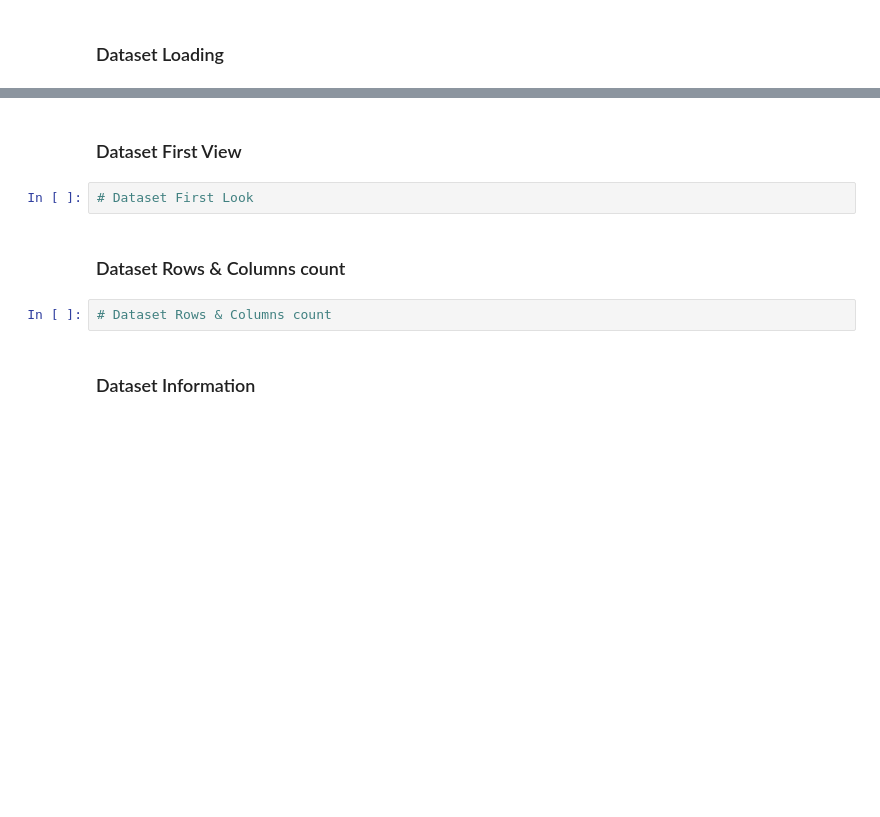
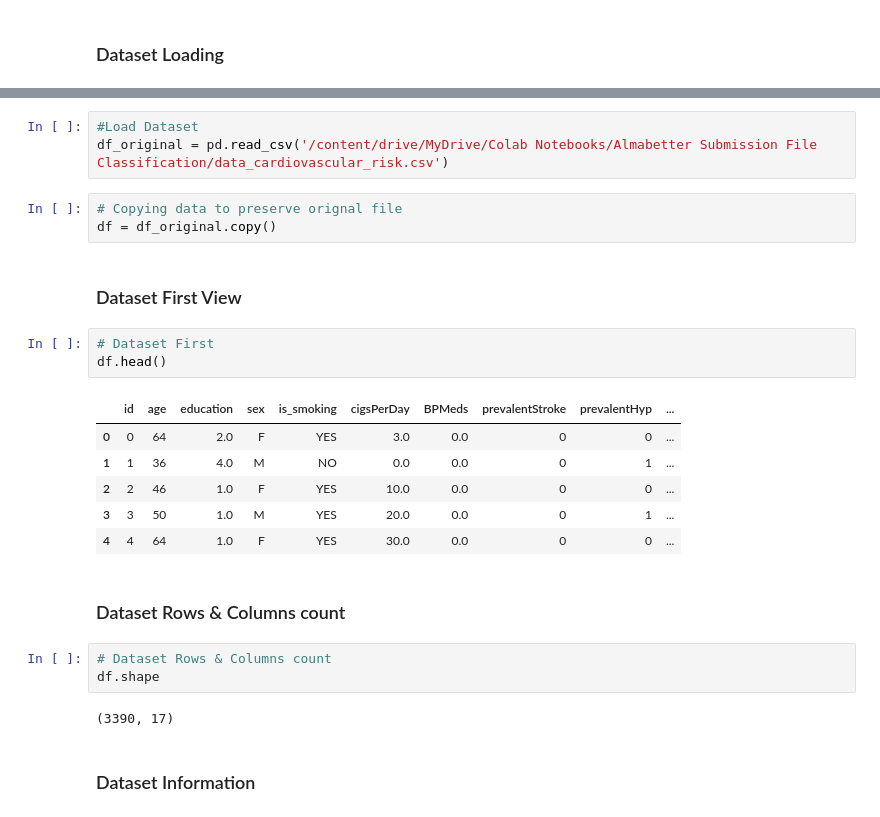
Before and after one commit to Krushikkk/Cardiovascular_Risk_Prediction, a Jupyter notebook: Cardiovascular_Risk_Prediction.ipynb, the cells around one changed output, grey strips where cells are left out. Cells and saved outputs as stored; diff of their text form; blank space fills up the shorter version.

```diff
--- a/Cardiovascular_Risk_Prediction.ipynb
+++ b/Cardiovascular_Risk_Prediction.ipynb
@@ -88,11 +158,28 @@ M - Multivariate Analysis
+# %%
+#Load Dataset
+df_original = pd.read_csv('/content/drive/MyDrive/Colab Notebooks/Almabetter Submission File Classification/data_cardiovascular_risk.csv')
+# %%
+# Copying data to preserve orignal file
+df = df_original.copy()
 # %% [markdown]
 ### Dataset First View
 # %%
-# Dataset First Look
+# Dataset First
+df.head()
+# %% [output]
+|  | id | age | education | sex | is_smoking | cigsPerDay | BPMeds | prevalentStroke | prevalentHyp | ... |
+| 0 | 0 | 64 | 2.0 | F | YES | 3.0 | 0.0 | 0 | 0 | ... |
+| 1 | 1 | 36 | 4.0 | M | NO | 0.0 | 0.0 | 0 | 1 | ... |
+| 2 | 2 | 46 | 1.0 | F | YES | 10.0 | 0.0 | 0 | 0 | ... |
+| 3 | 3 | 50 | 1.0 | M | YES | 20.0 | 0.0 | 0 | 1 | ... |
+| 4 | 4 | 64 | 1.0 | F | YES | 30.0 | 0.0 | 0 | 0 | ... |
 # %% [markdown]
 ### Dataset Rows & Columns count
 # %%
 # Dataset Rows & Columns count
+df.shape
+# %% [output]
+(3390, 17)
 # %% [markdown]
 ### Dataset Information
 # %%
```
Also changed, not shown: parts of 32 cells of this notebook.
